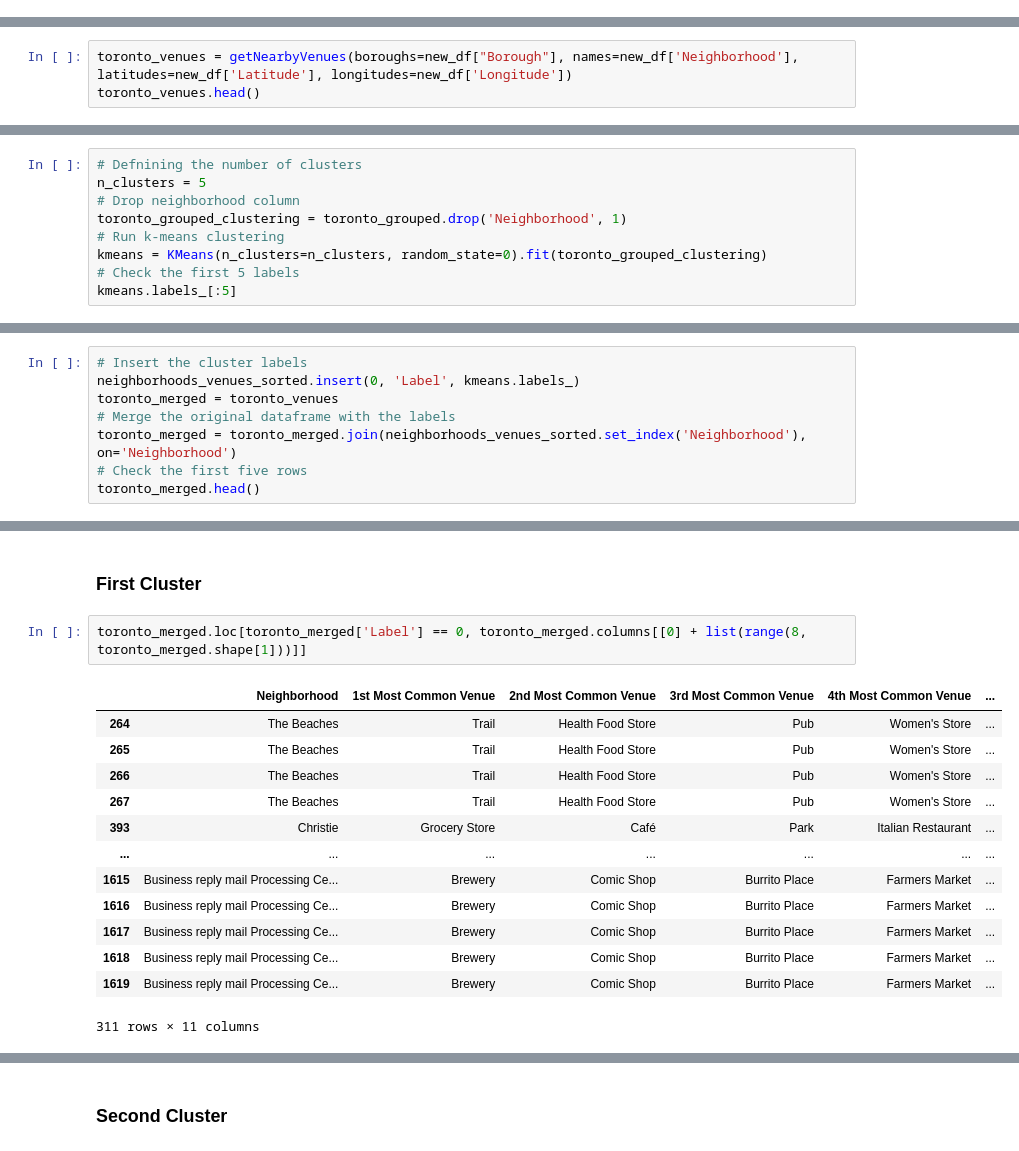
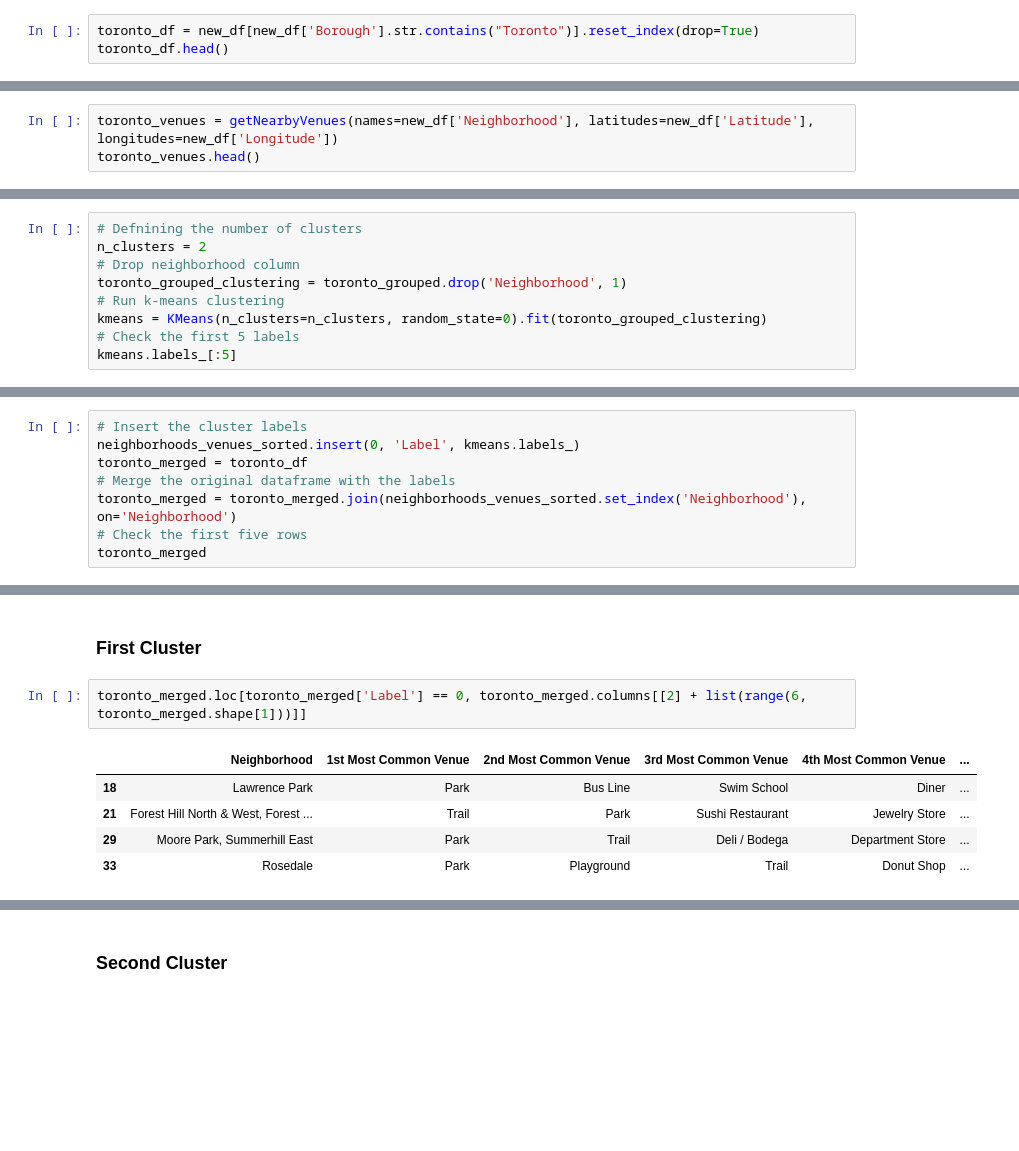
Before and after one commit to devkarim/Coursera_Capstone, a Jupyter notebook: Segmenting and Clustering Assignment/segmenting_and_clustering.ipynb, the cells around one changed output, grey strips where cells are left out. Drawn from its saved outputs; the diff is of its cells as text; blank space fills up the shorter version.

```diff
--- a/Segmenting and Clustering Assignment/segmenting_and_clustering.ipynb
+++ b/Segmenting and Clustering Assignment/segmenting_and_clustering.ipynb
@@ -153,0 +154,3 @@ def getNearbyVenues(boroughs, names, latitudes, longitudes, radius=500, limit=10
+# %%
+toronto_df = new_df[new_df['Borough'].str.contains("Toronto")].reset_index(drop=True)
+toronto_df.head()
@@ -156,4 +166,4 @@ def getNearbyVenues(boroughs, names, latitudes, longitudes, radius=500, limit=10
 # %%
-toronto_venues = getNearbyVenues(boroughs=new_df["Borough"], names=new_df['Neighborhood'], latitudes=new_df['Latitude'], longitudes=new_df['Longitude'])
+toronto_venues = getNearbyVenues(names=new_df['Neighborhood'], latitudes=new_df['Latitude'], longitudes=new_df['Longitude'])
 toronto_venues.head()
 # %% [output]
@@ -280,6 +285,6 @@ Now when we are done with cleaning up the dataset plus sorting them, it's time t
 # %%
 # Defnining the number of clusters
-n_clusters = 5
+n_clusters = 2
 # Drop neighborhood column
 toronto_grouped_clustering = toronto_grouped.drop('Neighborhood', 1)
 # Run k-means clustering
@@ -293,9 +298,9 @@ Next we add the labels that k-Means extracted for us to the original dataframe.
 # %%
 # Insert the cluster labels
 neighborhoods_venues_sorted.insert(0, 'Label', kmeans.labels_)
-toronto_merged = toronto_venues
+toronto_merged = toronto_df
 # Merge the original dataframe with the labels
 toronto_merged = toronto_merged.join(neighborhoods_venues_sorted.set_index('Neighborhood'), on='Neighborhood')
 # Check the first five rows
-toronto_merged.head()
+toronto_merged
 # %% [output]
@@ -340,19 +356,11 @@ Next we need to know why they were clustered that way hence we'll check each clu
 # %% [markdown]
 ### First Cluster
 # %%
-toronto_merged.loc[toronto_merged['Label'] == 0, toronto_merged.columns[[0] + list(range(8, toronto_merged.shape[1]))]]
+toronto_merged.loc[toronto_merged['Label'] == 0, toronto_merged.columns[[2] + list(range(6, toronto_merged.shape[1]))]]
 # %% [output]
 |  | Neighborhood | 1st Most Common Venue | 2nd Most Common Venue | 3rd Most Common Venue | 4th Most Common Venue | ... |
-| 264 | The Beaches | Trail | Health Food Store | Pub | Women's Store | ... |
-| 265 | The Beaches | Trail | Health Food Store | Pub | Women's Store | ... |
-| 266 | The Beaches | Trail | Health Food Store | Pub | Women's Store | ... |
-| 267 | The Beaches | Trail | Health Food Store | Pub | Women's Store | ... |
-| 393 | Christie | Grocery Store | Café | Park | Italian Restaurant | ... |
-| ... | ... | ... | ... | ... | ... | ... |
-| 1615 | Business reply mail Processing Ce... | Brewery | Comic Shop | Burrito Place | Farmers Market | ... |
-| 1616 | Business reply mail Processing Ce... | Brewery | Comic Shop | Burrito Place | Farmers Market | ... |
-| 1617 | Business reply mail Processing Ce... | Brewery | Comic Shop | Burrito Place | Farmers Market | ... |
-| 1618 | Business reply mail Processing Ce... | Brewery | Comic Shop | Burrito Place | Farmers Market | ... |
-| 1619 | Business reply mail Processing Ce... | Brewery | Comic Shop | Burrito Place | Farmers Market | ... |
+| 18 | Lawrence Park | Park | Bus Line | Swim School | Diner | ... |
+| 21 | Forest Hill North & West, Forest ... | Trail | Park | Sushi Restaurant | Jewelry Store | ... |
+| 29 | Moore Park, Summerhill East | Park | Trail | Deli / Bodega | Department Store | ... |
+| 33 | Rosedale | Park | Playground | Trail | Donut Shop | ... |
-311 rows × 11 columns
 # %% [markdown]
```
Also changed, not shown: parts of 28 cells of this notebook.
